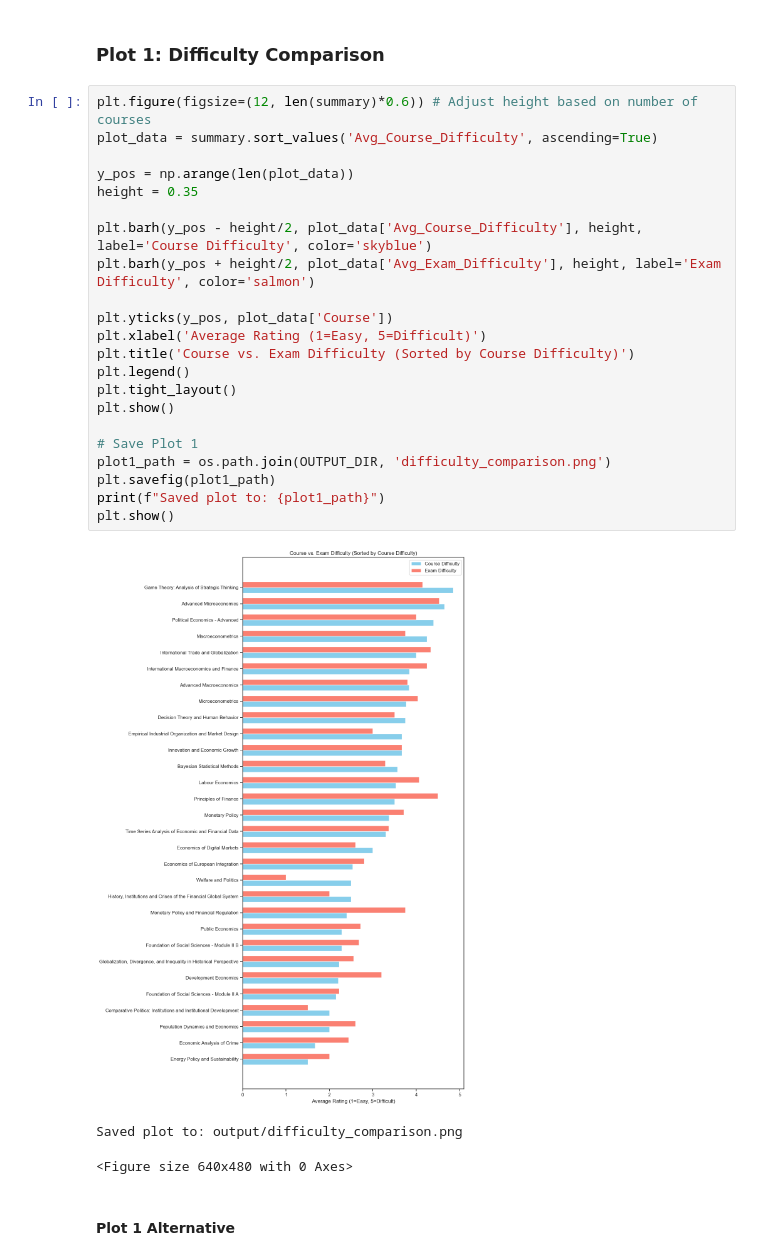
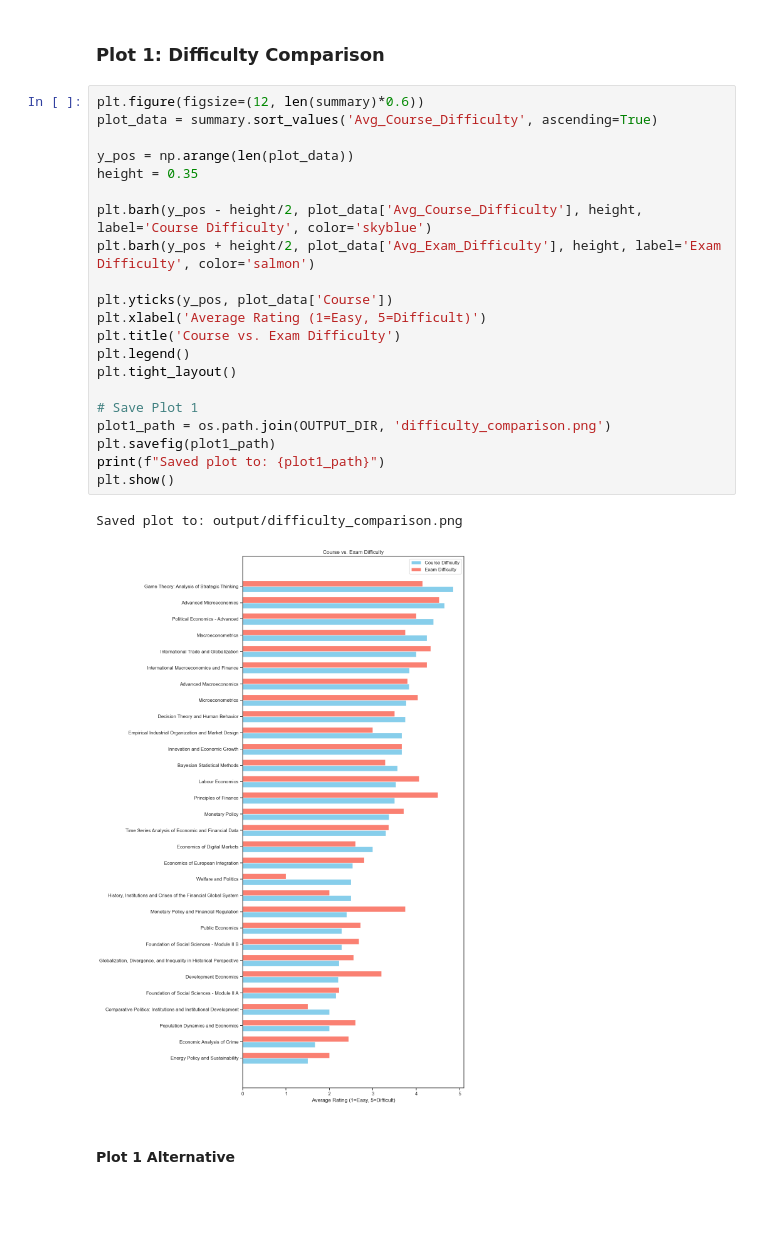
Before and after one commit to stfgrz/ess-electives_report, a Jupyter notebook: report.ipynb, the cells around one changed output. Cells and saved outputs as stored; diff of their text form; blank space fills up the shorter version.

```diff
--- a/report.ipynb
+++ b/report.ipynb
@@ -229,31 +229,29 @@ Course Feedback Summary (Green = Easy/Aligned/High Enrolment)
 # %% [markdown]
 ### Plot 1: Difficulty Comparison
 # %%
-plt.figure(figsize=(12, len(summary)*0.6)) # Adjust height based on number of courses
+plt.figure(figsize=(12, len(summary)*0.6))
 plot_data = summary.sort_values('Avg_Course_Difficulty', ascending=True)
 
 y_pos = np.arange(len(plot_data))
 height = 0.35
 
 plt.barh(y_pos - height/2, plot_data['Avg_Course_Difficulty'], height, label='Course Difficulty', color='skyblue')
 plt.barh(y_pos + height/2, plot_data['Avg_Exam_Difficulty'], height, label='Exam Difficulty', color='salmon')
 
 plt.yticks(y_pos, plot_data['Course'])
 plt.xlabel('Average Rating (1=Easy, 5=Difficult)')
-plt.title('Course vs. Exam Difficulty (Sorted by Course Difficulty)')
+plt.title('Course vs. Exam Difficulty')
 plt.legend()
 plt.tight_layout()
-plt.show()
 
 # Save Plot 1
 plot1_path = os.path.join(OUTPUT_DIR, 'difficulty_comparison.png')
 plt.savefig(plot1_path)
 print(f"Saved plot to: {plot1_path}")
 plt.show()
 # %% [output]
+Saved plot to: output/difficulty_comparison.png
-[figure, old version]
+[figure, new version]
-Saved plot to: output/difficulty_comparison.png
-<Figure size 640x480 with 0 Axes>
 # %% [markdown]
 #### Plot 1 Alternative
 # %%
```
Also changed, not shown: parts of 4 cells of this notebook, 9 other files.
